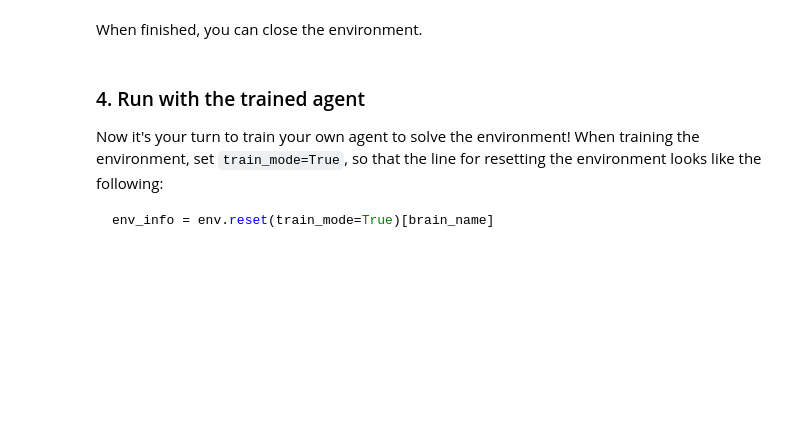
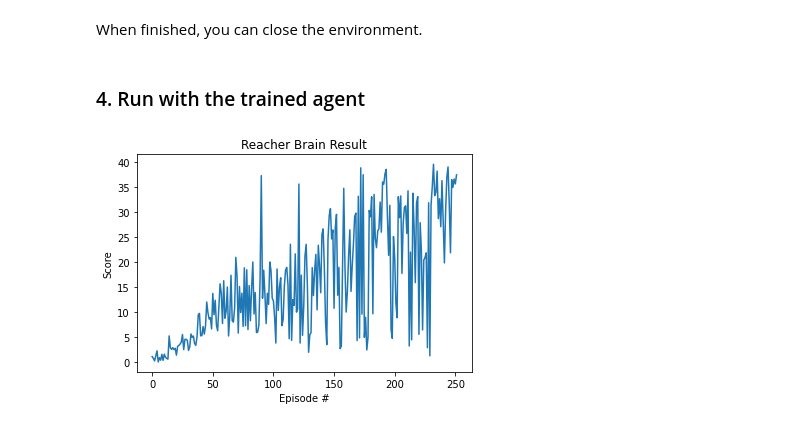
Before and after one commit to herrfeder/Udacity-Deep-Reinforcement-Learning-Project-Continuous-Control, a Jupyter notebook: run_trained_ddpg_models.ipynb, the cells around one changed output. Cells and saved outputs as stored; diff of their text form; code cells hidden in the pictures; blank space fills up the shorter version.

Commit message:
add images and test

````diff
--- a/run_trained_ddpg_models.ipynb
+++ b/run_trained_ddpg_models.ipynb
@@ -79,27 +83,36 @@ Of course, as part of the project, you'll have to change the code so that the ag
 # %%
-env_info = env.reset(train_mode=False)[brain_name]     # reset the environment
-states = env_info.vector_observations                  # get the current state (for each agent)
-scores = np.zeros(num_agents)                          # initialize the score (for each agent)
-while True:
+timesteps = 500
+score = []                                             # initialize the score (for each agent)
+for t in range(1, timesteps):
     actions = np.random.randn(num_agents, action_size) # select an action (for each agent)
-    actions = np.clip(actions, -1, 1)                  # all actions between -1 and 1
+    #actions = np.clip(actions, -1, 1)                  # all actions between -1 and 1
     env_info = env.step(actions)[brain_name]           # send all actions to tne environment
     next_states = env_info.vector_observations         # get next state (for each agent)
     rewards = env_info.rewards                         # get reward (for each agent)
     dones = env_info.local_done                        # see if episode finished
-    scores += env_info.rewards                         # update the score (for each agent)
+    score += env_info.rewards                         # update the score (for each agent)
     states = next_states                               # roll over states to next time step
-    if np.any(dones):                                  # exit loop if episode finished
-        break
-print('Total score (averaged over agents) this episode: {}'.format(np.mean(scores)))
+
+print('Total score (averaged over agents) this amount of timesteps: {}'.format(np.mean(scores)))
 # %% [markdown]
 When finished, you can close the environment.
 # %%
 env.close()
-# %% [markdown]
-### 4. Run with the trained agent
-
-Now it's your turn to train your own agent to solve the environment!  When training the environment, set `train_mode=True`, so that the line for resetting the environment looks like the following:
-```python
-env_info = env.reset(train_mode=True)[brain_name]
-```
+# %% [markdown]
+### 4. Run with the trained agent
+# %%
+with open("final_scores.txt") as f:
+    str_scores = f.readlines()
+
+float_scores = [float(score.strip()) for score in scores]
+
+# plot the scores
+fig = plt.figure()
+ax = fig.add_subplot(111)
+plt.plot(np.arange(len(float_scores)), float_scores)
+plt.ylabel('Score')
+plt.xlabel('Episode #')
+plt.title("Reacher Brain Result")
+plt.show()
+# %% [output]
+[figure, added]
````
Also changed, not shown: parts of 5 cells of this notebook, 3 other files.
